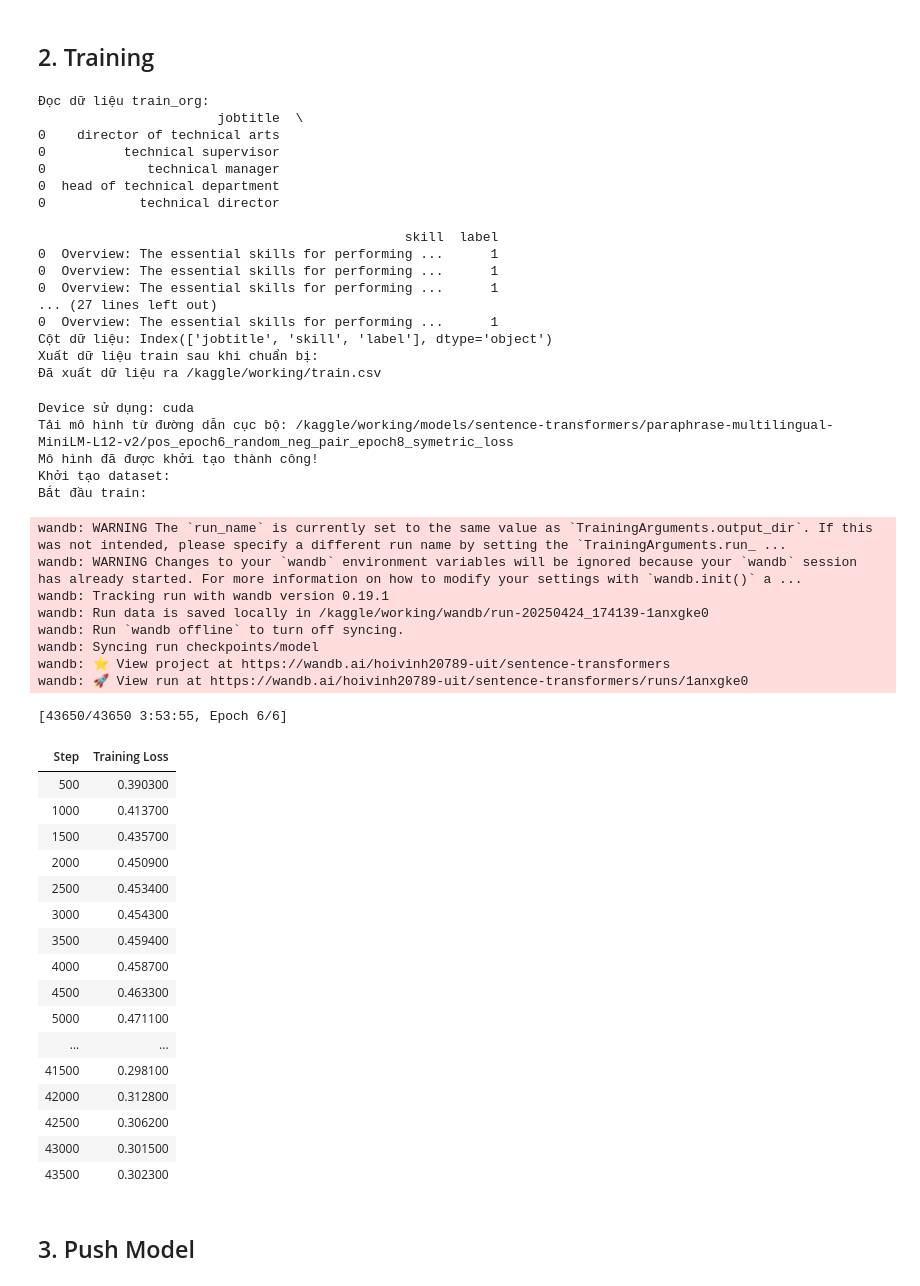
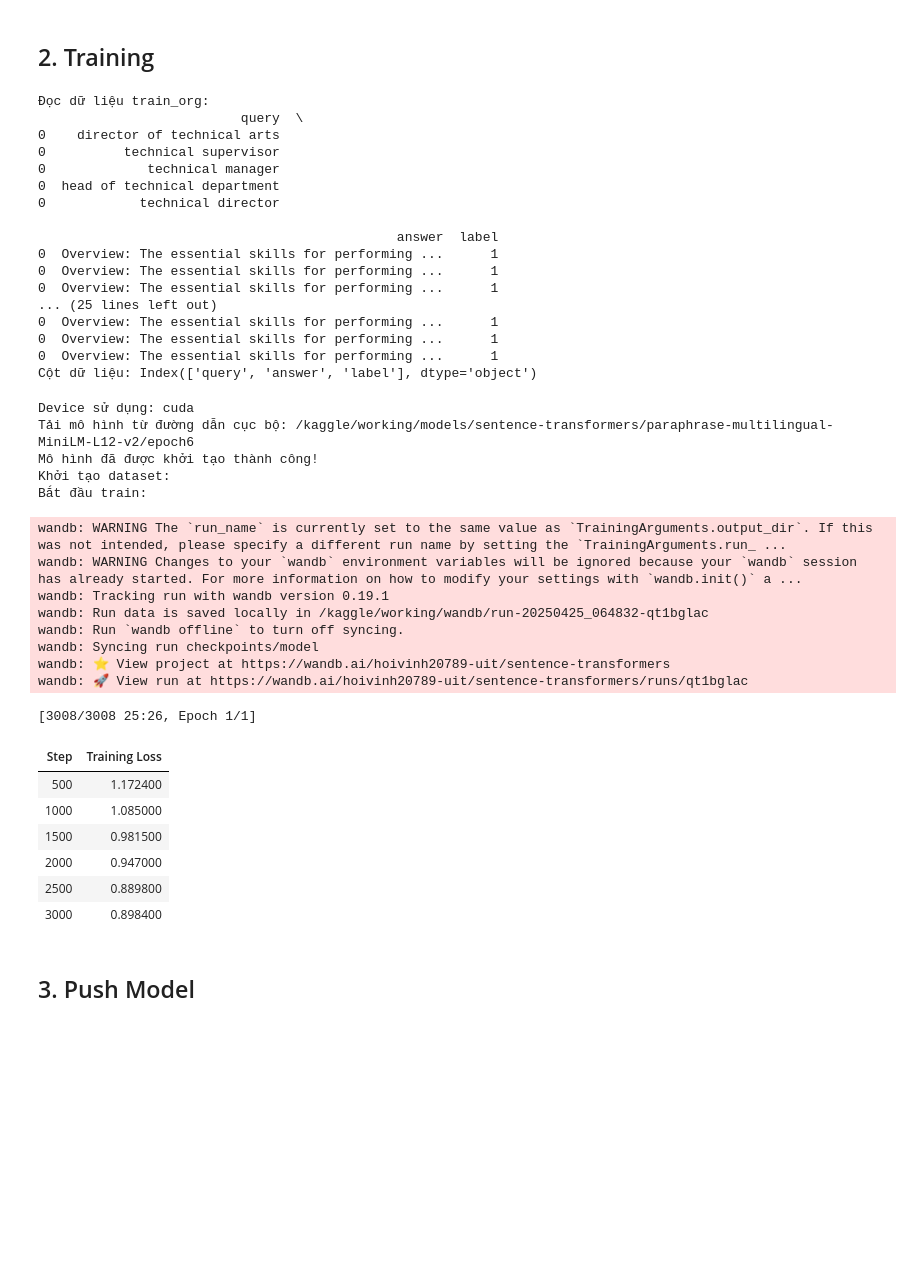
Before and after one commit to hoivd/talent_clef, a Jupyter notebook: code/talent-clef-new-trainer-Symetric_loss.ipynb, the cells around one changed output. Saved outputs shown, nothing was run; the diff lists cells and outputs as text; code cells hidden in the pictures; blank space fills up the shorter version.

Commit message:
Kaggle Notebook | talent_clef_trainer | Version 11

```diff
--- a/code/talent-clef-new-trainer-Symetric_loss.ipynb
+++ b/code/talent-clef-new-trainer-Symetric_loss.ipynb
@@ -125,10 +126,10 @@ class DataPreparer:
 
         print(train_df.head())
         print(f"Cột dữ liệu: {train_df.columns}")
-        print("Xuất dữ liệu train sau khi chuẩn bị:")
-        train_file = "/kaggle/working/train.csv"
-        utils.write_csv(train_df, train_file)
-        return train_df, train_file
+        # print("Xuất dữ liệu train sau khi chuẩn bị:")
+        # train_file = "/kaggle/working/train.csv"
+        # utils.write_csv(train_df, train_file)
+        return train_df
 
     def prepare_inference_data(self, corpus_path, queries_path, lang):
         print("Đọc dữ liệu inference:")
@@ -147,8 +148,8 @@ class DataPreparer:
 class Dataset():
     def __init__(self, data):
         self.data = []
-        for jobtitle, skill, label in data:
-            self.data.append(InputExample(texts = [jobtitle, skill], label=label))
+        for query, answer, label in data:
+            self.data.append(InputExample(texts = [query, answer], label=label))
 
     def __len__(self) -> int:
         """Trả về số lượng mẫu trong dataset."""
@@ -163,8 +164,8 @@ class Dataset():
             train_df = utils.read_csv(train_path)
         else:
             train_df = train_data
-        jobtitles =  train_df['jobtitle'].tolist()
-        skills =  train_df['skill'].tolist()
+        jobtitles =  train_df['query'].tolist()
+        skills =  train_df['answer'].tolist()
         labels = train_df['label'].tolist()
 
         data = []
@@ -718,75 +720,67 @@ Successfully installed cbor-1.0.0 cbor2-5.6.5 cramjam-2.10.0 fastparquet-2024.11
 source_file = "/kaggle/working/talent_clef/data/gen_data/train_data_gen.csv"
 neg_pair_file = "/kaggle/working/talent_clef/data/random_neg_sample/random_neg_example.csv"
 preparer = DataPreparer()
-train_df, train_file = preparer.prepare_train_data(neg_pair_file, source_file)
+train_df = preparer.prepare_train_data(neg_pair_file, source_file)
 # %% [output]
 Đọc dữ liệu train_org:
-                       jobtitle  \
+                          query  \
 0    director of technical arts
 0          technical supervisor
 0             technical manager
 0  head of technical department
 0            technical director
 
-                                               skill  label
+                                              answer  label
 0  Overview: The essential skills for performing ...      1
 0  Overview: The essential skills for performing ...      1
 0  Overview: The essential skills for performing ...      1
-... (27 lines left out)
+... (25 lines left out)
 0  Overview: The essential skills for performing ...      1
-Cột dữ liệu: Index(['jobtitle', 'skill', 'label'], dtype='object')
-Xuất dữ liệu train sau khi chuẩn bị:
-Đã xuất dữ liệu ra /kaggle/working/train.csv
+0  Overview: The essential skills for performing ...      1
+0  Overview: The essential skills for performing ...      1
+Cột dữ liệu: Index(['query', 'answer', 'label'], dtype='object')
+# %%
+train_file = ""
 # %%
 train_data = Dataset.load_train_data(train_file, train_df)
 dataset = Dataset(train_data)
 
 model_name = 'sentence-transformers/paraphrase-multilingual-MiniLM-L12-v2'
-model_path = '/kaggle/working/models/sentence-transformers/paraphrase-multilingual-MiniLM-L12-v2/pos_epoch6_random_neg_pair_epoch8_symetric_loss'
+model_path = '/kaggle/working/models/sentence-transformers/paraphrase-multilingual-MiniLM-L12-v2/epoch6'
 loss = losses.MultipleNegativesSymmetricRankingLoss
-detail = "pos_epoch6_random_neg_pair_epoch14_symetric_loss"
+detail = "pos_epoch6_random_neg_pair_epoch1_symetric_loss_skill_pair"
 params = {
-    "num_epochs": 6,
+    "num_epochs": 1,
     "output_path": f"/kaggle/working/models/{model_name}/{detail}",
     "warmup_steps": 100,
     "scheduler":'WarmupCosine',  # ← thay đổi ở đây
     "optimizer_params":{'lr': 5e-5},  # ← tăng nhẹ learning rate
 }
 
 trainer = Trainer(model_name, model_path)
 model, model_path = trainer.train(dataset.data, loss, params)
 # %% [output]
 Device sử dụng: cuda
-Tải mô hình từ đường dẫn cục bộ: /kaggle/working/models/sentence-transformers/paraphrase-multilingual-MiniLM-L12-v2/pos_epoch6_random_neg_pair_epoch8_symetric_loss
+Tải mô hình từ đường dẫn cục bộ: /kaggle/working/models/sentence-transformers/paraphrase-multilingual-MiniLM-L12-v2/epoch6
 Mô hình đã được khởi tạo thành công!
 Khởi tạo dataset:
 Bắt đầu train:
 wandb: WARNING The `run_name` is currently set to the same value as `TrainingArguments.output_dir`. If this was not intended, please specify a different run name by setting the `TrainingArguments.run_ ...
 wandb: WARNING Changes to your `wandb` environment variables will be ignored because your `wandb` session has already started. For more information on how to modify your settings with `wandb.init()` a ...
 wandb: Tracking run with wandb version 0.19.1
-wandb: Run data is saved locally in /kaggle/working/wandb/run-20250424_174139-1anxgke0
+wandb: Run data is saved locally in /kaggle/working/wandb/run-20250425_064832-qt1bglac
 wandb: Run `wandb offline` to turn off syncing.
 wandb: Syncing run checkpoints/model
 wandb: ⭐️ View project at https://wandb.ai/hoivinh20789-uit/sentence-transformers
-wandb: 🚀 View run at https://wandb.ai/hoivinh20789-uit/sentence-transformers/runs/1anxgke0
+wandb: 🚀 View run at https://wandb.ai/hoivinh20789-uit/sentence-transformers/runs/qt1bglac
-[43650/43650 3:53:55, Epoch 6/6]
+[3008/3008 25:26, Epoch 1/1]
 | Step | Training Loss |
-| 500 | 0.390300 |
-| 1000 | 0.413700 |
-| 1500 | 0.435700 |
-| 2000 | 0.450900 |
-| 2500 | 0.453400 |
-| 3000 | 0.454300 |
-| 3500 | 0.459400 |
-| 4000 | 0.458700 |
-| 4500 | 0.463300 |
-| 5000 | 0.471100 |
-| ... | ... |
-| 41500 | 0.298100 |
-| 42000 | 0.312800 |
-| 42500 | 0.306200 |
-| 43000 | 0.301500 |
-| 43500 | 0.302300 |
+| 500 | 1.172400 |
+| 1000 | 1.085000 |
+| 1500 | 0.981500 |
+| 2000 | 0.947000 |
+| 2500 | 0.889800 |
+| 3000 | 0.898400 |
 # %% [markdown]
 ## 3. Push Model
 # %%
```
Also changed, not shown: parts of 12 cells of this notebook.
